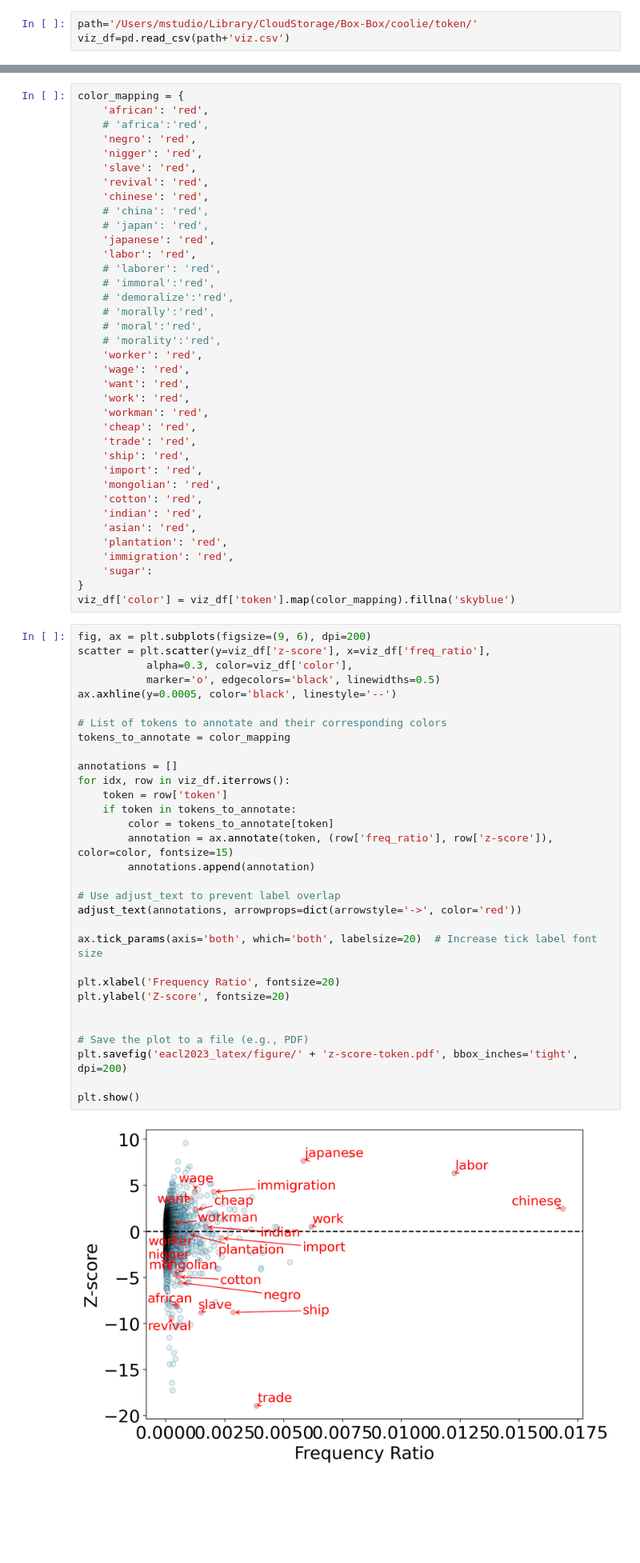
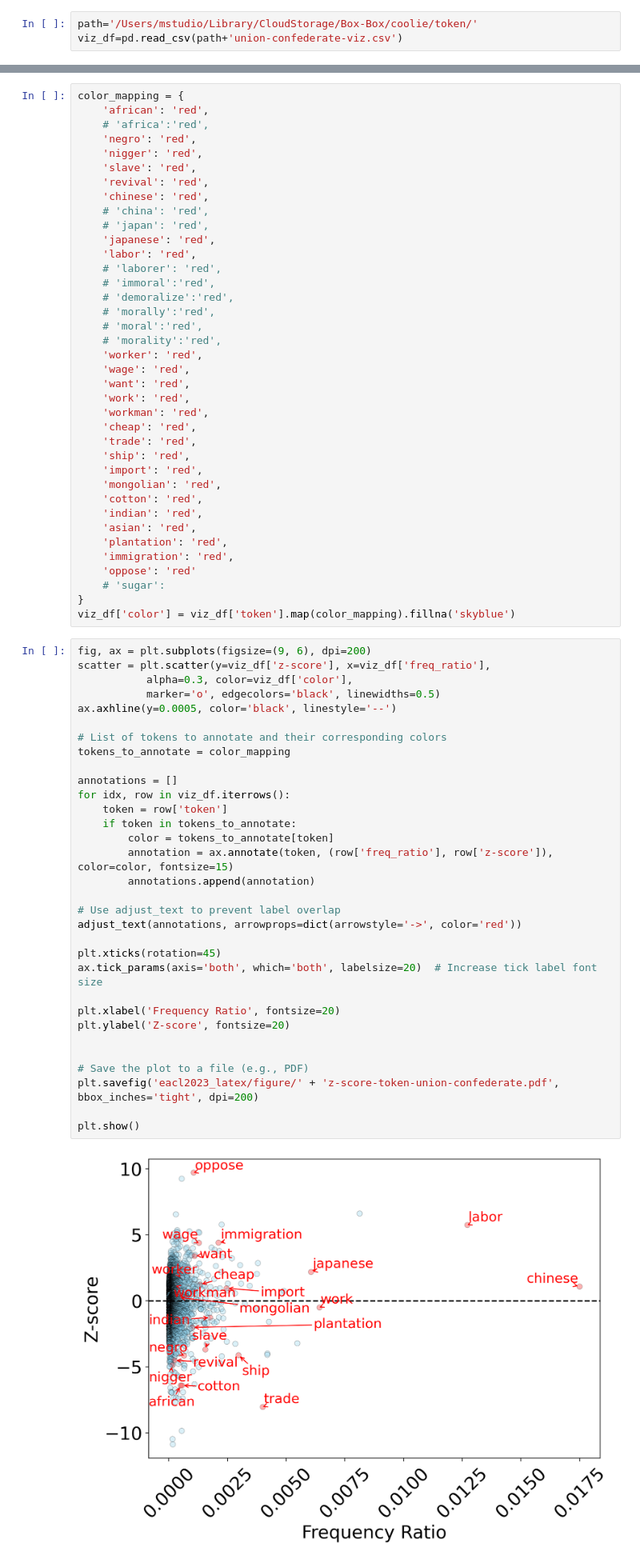
Before and after one commit to park-jay/coolie, a Jupyter notebook: log-odds-token.ipynb, the cells around one changed output, grey strips where cells are left out. Shown at 80% size. Cells and saved outputs as stored; diff of their text form; blank space fills up the shorter version.

```diff
--- a/log-odds-token.ipynb
+++ b/log-odds-token.ipynb
@@ -260,7 +212,7 @@ Name: freq_ratio, dtype: float64
 Visualization
 # %%
 path='/Users/mstudio/Library/CloudStorage/Box-Box/coolie/token/'
-viz_df=pd.read_csv(path+'viz.csv')
+viz_df=pd.read_csv(path+'union-confederate-viz.csv')
 # %%
 viz_df[viz_df['token']=='indian']
 # %% [output]
@@ -300,42 +252,44 @@ color_mapping = {
     'asian': 'red',
     'plantation': 'red',
     'immigration': 'red',
-    'sugar':
+    'oppose': 'red'
+    # 'sugar':
 }
 viz_df['color'] = viz_df['token'].map(color_mapping).fillna('skyblue')
 # %%
 fig, ax = plt.subplots(figsize=(9, 6), dpi=200)
 scatter = plt.scatter(y=viz_df['z-score'], x=viz_df['freq_ratio'],
            alpha=0.3, color=viz_df['color'],
            marker='o', edgecolors='black', linewidths=0.5)
 ax.axhline(y=0.0005, color='black', linestyle='--')
 
 # List of tokens to annotate and their corresponding colors
 tokens_to_annotate = color_mapping
 
 annotations = []
 for idx, row in viz_df.iterrows():
     token = row['token']
     if token in tokens_to_annotate:
         color = tokens_to_annotate[token]
         annotation = ax.annotate(token, (row['freq_ratio'], row['z-score']), color=color, fontsize=15)
         annotations.append(annotation)
 
 # Use adjust_text to prevent label overlap
 adjust_text(annotations, arrowprops=dict(arrowstyle='->', color='red'))
 
+plt.xticks(rotation=45)
 ax.tick_params(axis='both', which='both', labelsize=20)  # Increase tick label font size
 
 plt.xlabel('Frequency Ratio', fontsize=20)
 plt.ylabel('Z-score', fontsize=20)
 
 
 # Save the plot to a file (e.g., PDF)
-plt.savefig('eacl2023_latex/figure/' + 'z-score-token.pdf', bbox_inches='tight', dpi=200)
+plt.savefig('eacl2023_latex/figure/' + 'z-score-token-union-confederate.pdf', bbox_inches='tight', dpi=200)
 
 plt.show()
 # %% [output]
-[figure, old version]
+[figure, new version]
 # %% [markdown]
 emotion detection
 # %%
```
Also changed, not shown: parts of 25 cells of this notebook, 9 other files.
